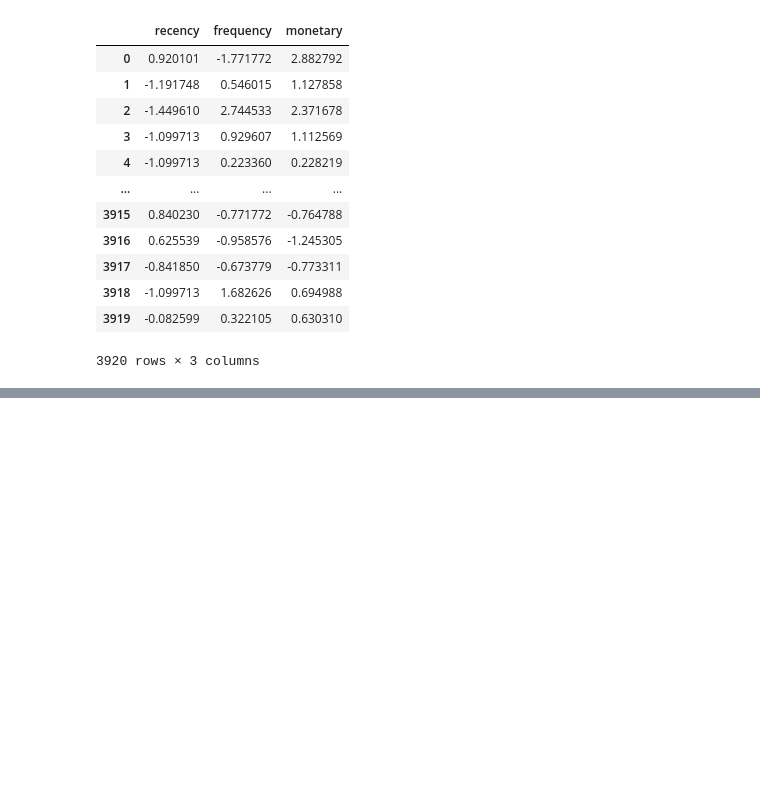
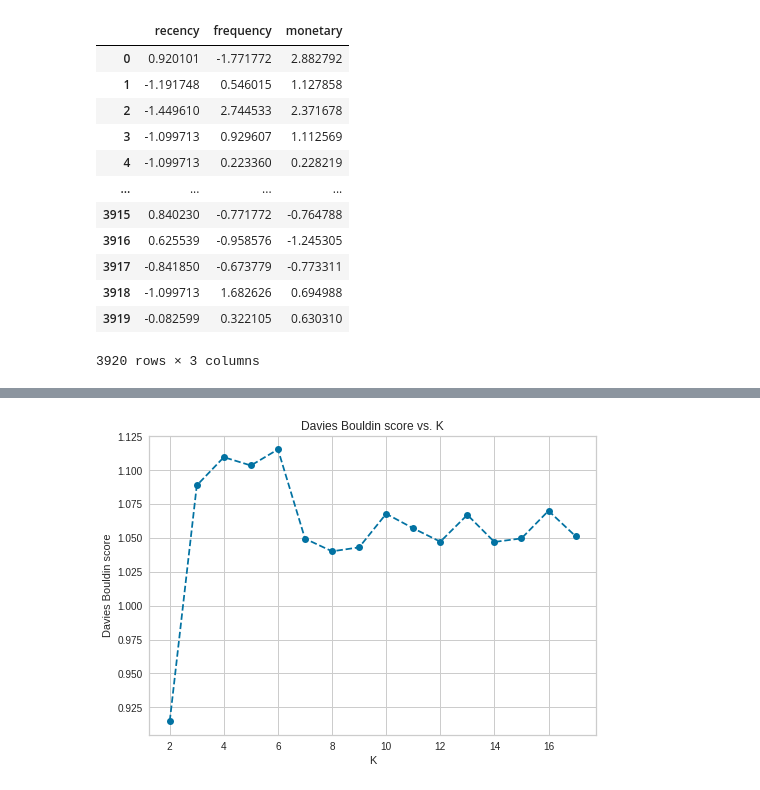
Before and after one commit to ParthSharma1197/Capstone-Project-Online-Retail-Customer-Segmentation, a Jupyter notebook: Online_Retail_Customer_Segmentation_Capstone_Project.ipynb, the cells around one changed output, grey strips where cells are left out. Cells and saved outputs as stored; diff of their text form; code cells hidden in the pictures; blank space fills up the shorter version.

```diff
--- a/Online_Retail_Customer_Segmentation_Capstone_Project.ipynb
+++ b/Online_Retail_Customer_Segmentation_Capstone_Project.ipynb
@@ -882,0 +948,33 @@ norm
+# %%
+# Davies Bouldin score for K means
+from sklearn.metrics import davies_bouldin_score
+def get_kmeans_score(data, center):
+    '''
+    returns the kmeans score regarding Davies Bouldin for points to centers
+    INPUT:
+        data - the dataset you want to fit kmeans to
+        center - the number of centers you want (the k value)
+    OUTPUT:
+        score - the Davies Bouldin score for the kmeans model fit to the data
+    '''
+    #instantiate kmeans
+    kmeans = KMeans(n_clusters=center)
+
+# Then fit the model to your data using the fit method
+    model = kmeans.fit_predict(norm)
+
+    # Calculate Davies Bouldin score
+    score = davies_bouldin_score(norm, model)
+    return score
+
+scores = []
+centers = list(range(2,18))
+for center in centers:
+    scores.append(get_kmeans_score(norm, center))
+
+plt.plot(centers, scores, linestyle='--', marker='o', color='b');
+plt.xlabel('K');
+plt.ylabel('Davies Bouldin score');
+plt.title('Davies Bouldin score vs. K');
+# %% [output]
+[figure, added]
```
Also changed, not shown: parts of 26 cells of this notebook.
